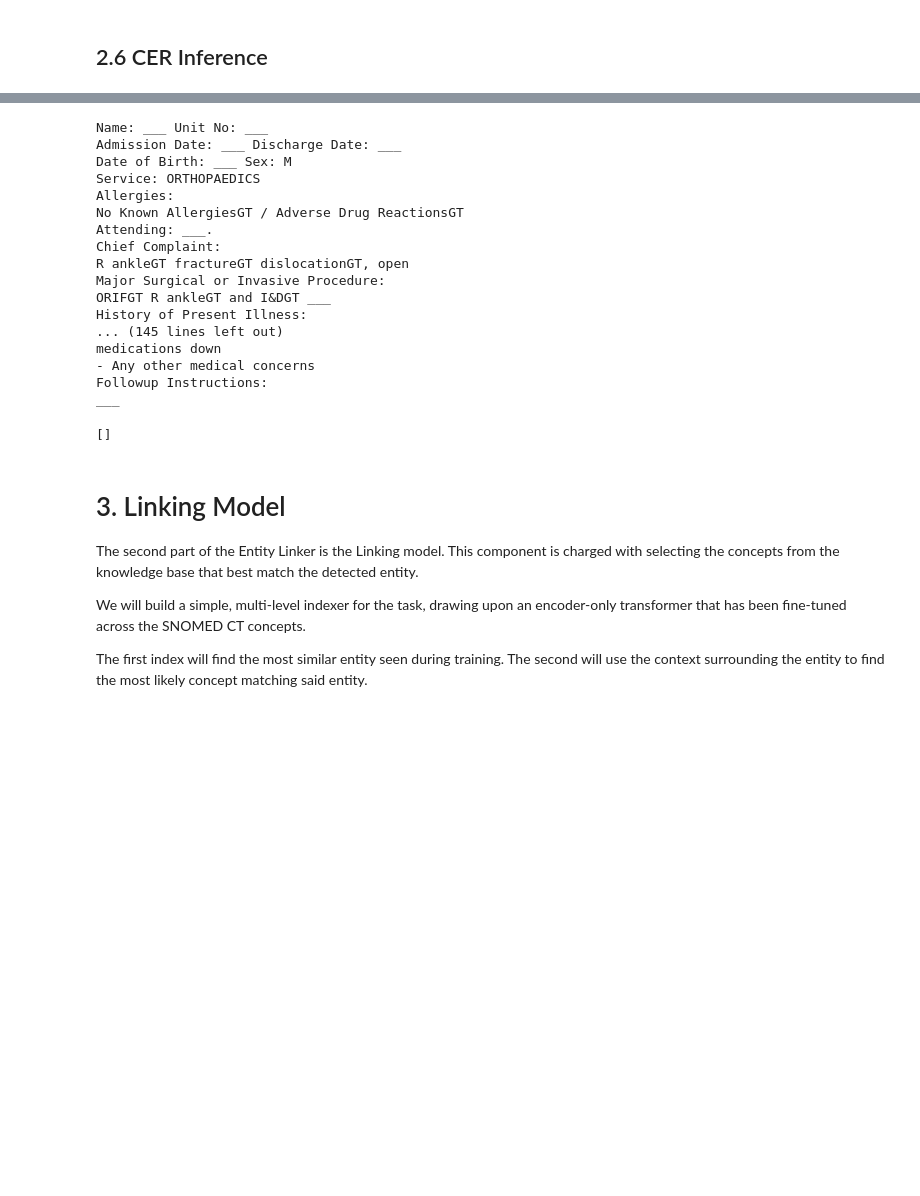
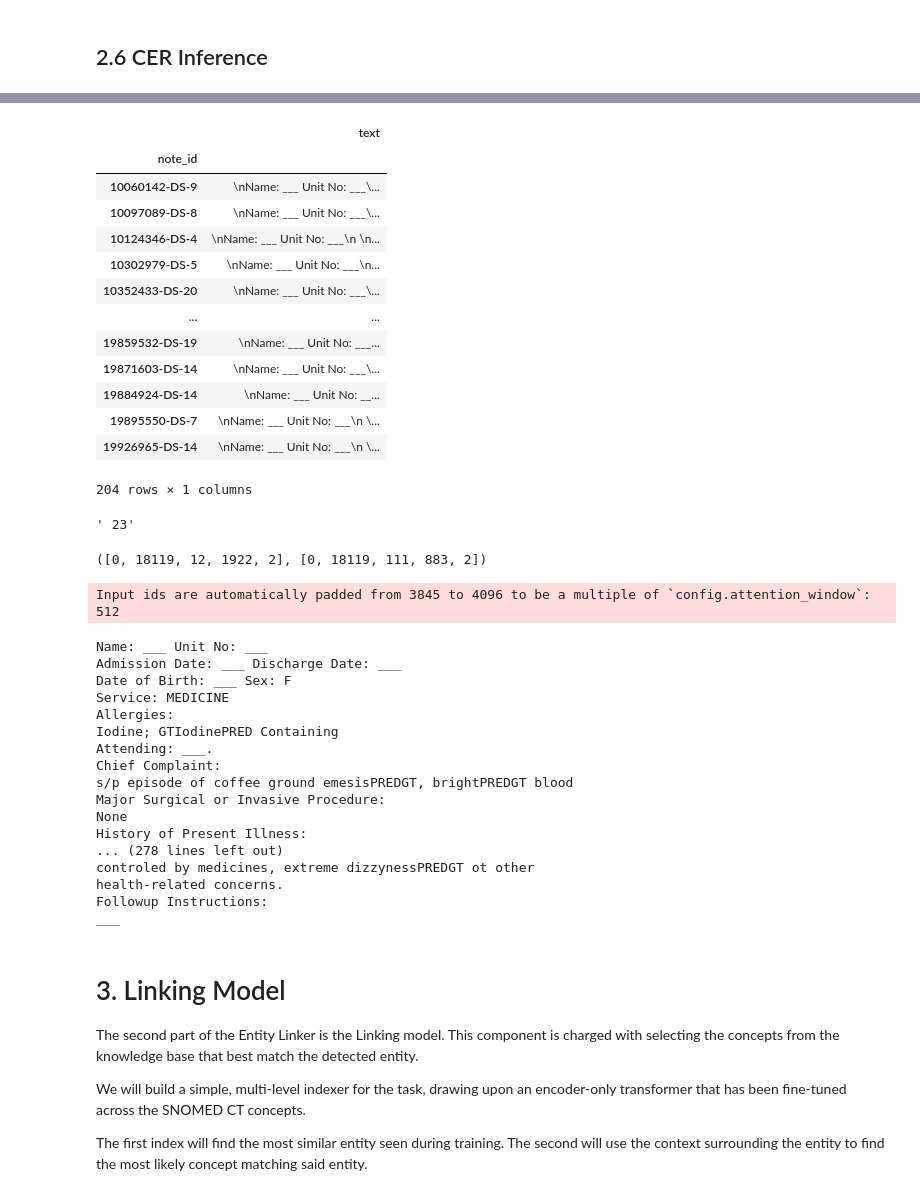
Before and after one commit to samuelzxu/snomed_models, a Jupyter notebook: entity_linker.ipynb, the cells around one changed output, grey strips where cells are left out. Cells and saved outputs as stored; diff of their text form; code cells hidden in the pictures; blank space fills up the shorter version.

```diff
--- a/entity_linker.ipynb
+++ b/entity_linker.ipynb
@@ -549,0 +477,21 @@ The model 'PeftModelForTokenClassification' is not supported for token-classific
+# %%
+notes_df
+# %% [output]
+|  | text |
+| note_id |  |
+| 10060142-DS-9 | \nName: ___ Unit No: ___\... |
+| 10097089-DS-8 | \nName: ___ Unit No: ___\... |
+| 10124346-DS-4 | \nName: ___ Unit No: ___\n \n... |
+| 10302979-DS-5 | \nName: ___ Unit No: ___\n... |
+| 10352433-DS-20 | \nName: ___ Unit No: ___\... |
+| ... | ... |
+| 19859532-DS-19 | \nName: ___ Unit No: ___... |
+| 19871603-DS-14 | \nName: ___ Unit No: ___\... |
+| 19884924-DS-14 | \nName: ___ Unit No: __... |
+| 19895550-DS-7 | \nName: ___ Unit No: ___\n \... |
+| 19926965-DS-14 | \nName: ___ Unit No: ___\n \... |
+204 rows × 1 columns
+# %%
+cer_tokenizer.decode([883])
+# %% [output]
+' 23'
@@ -550,43 +501,44 @@ The model 'PeftModelForTokenClassification' is not supported for token-classific
+# %%
+toks_nospace, toks_space
+# %% [output]
+([0, 18119, 12, 1922, 2], [0, 18119, 111, 883, 2])
 # %%
 # Visualise the predicted clinical entities against the actual annotated entities.
 # N.B. only the first 512 tokens of the note will contain predicted spans.
 # Not run due to sensitivity of MIMIC-IV notes
 
-note_id = "10807423-DS-19"
-text = test_notes_df.loc[note_id].text
+note_id = "19871603-DS-14"
+text = notes_df.loc[note_id].text
 
 # +1 to offset the [CLS] token which will have been added by the tokenizer
 predicted_annotations = [
-    (span["start"] + 1, span["end"], "PRED") for span in cer_pipeline(text)
+    (span["start"] , span["end"], "PRED") for span in cer_pipeline(text) # why cls makes it worse??
 ]
 
 gt_annotations = [
-    (row.start, row.end, "GT") for row in test_annotations_df.loc[note_id].itertuples()
+    (row.start, row.end, "GT") for row in annotations_df.loc[note_id].itertuples()
 ]
 
 show_span_line_markup(text, predicted_annotations + gt_annotations)
 # %% [output]
-Name: ___ Unit No: ___
-Admission Date: ___ Discharge Date: ___
-Date of Birth: ___ Sex: M
-Service: ORTHOPAEDICS
-Allergies:
-No Known AllergiesGT / Adverse Drug ReactionsGT
-Attending: ___.
-Chief Complaint:
-R ankleGT fractureGT dislocationGT, open
-Major Surgical or Invasive Procedure:
-ORIFGT R ankleGT and I&DGT ___
-History of Present Illness:
-... (145 lines left out)
-medications down
-- Any other medical concerns
-Followup Instructions:
-___
+Input ids are automatically padded from 3845 to 4096 to be a multiple of `config.attention_window`: 512
+Name: ___ Unit No: ___
+Admission Date: ___ Discharge Date: ___
+Date of Birth: ___ Sex: F
+Service: MEDICINE
+Allergies:
+Iodine; GTIodinePRED Containing
+Attending: ___.
+Chief Complaint:
+s/p episode of coffee ground emesisPREDGT, brightPREDGT blood
+Major Surgical or Invasive Procedure:
+None
+History of Present Illness:
+... (278 lines left out)
+controled by medicines, extreme dizzynessPREDGT ot other
+health-related concerns.
+Followup Instructions:
+___
-# %%
-predicted_annotations
-# %% [output]
-[]
 # %% [markdown]
 # 3. Linking Model
 
```
Also changed, not shown: parts of 23 cells of this notebook, 6 other files.
